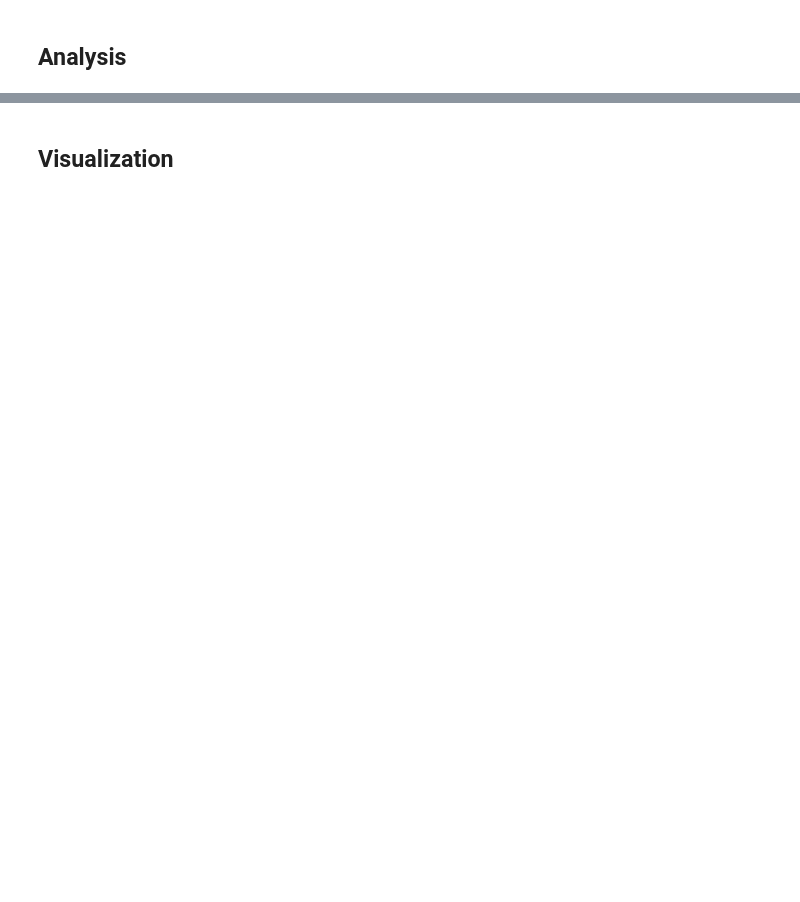
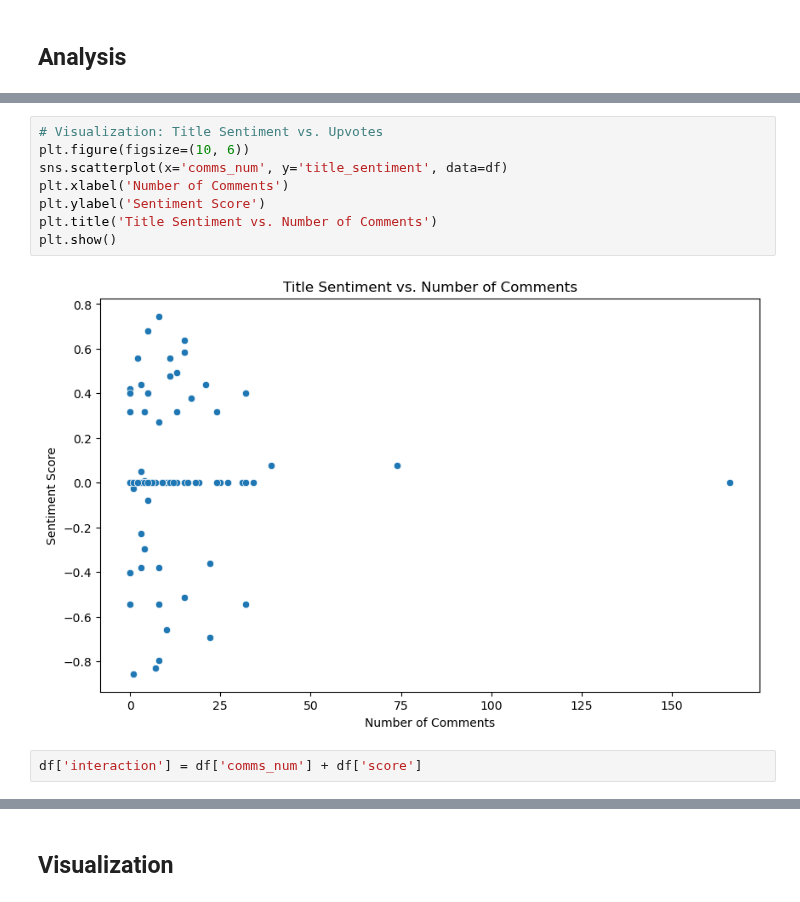
Before and after one commit to ReproTeach/final-project-cc-final-project, a Jupyter notebook: final_project.ipynb, the cells around one changed output, grey strips where cells are left out. Drawn from its saved outputs; the diff is of its cells as text; blank space fills up the shorter version.

```diff
--- a/final_project.ipynb
+++ b/final_project.ipynb
@@ -144,0 +160,12 @@ df['topic_distribution'] = topic_distributions.tolist()
+# %%
+# Visualization: Title Sentiment vs. Upvotes
+plt.figure(figsize=(10, 6))
+sns.scatterplot(x='comms_num', y='title_sentiment', data=df)
+plt.xlabel('Number of Comments')
+plt.ylabel('Sentiment Score')
+plt.title('Title Sentiment vs. Number of Comments')
+plt.show()
+# %% [output]
+[figure, added]
+# %%
+df['interaction'] = df['comms_num'] + df['score']
```
Also changed, not shown: parts of 35 cells of this notebook, 2 other files.
